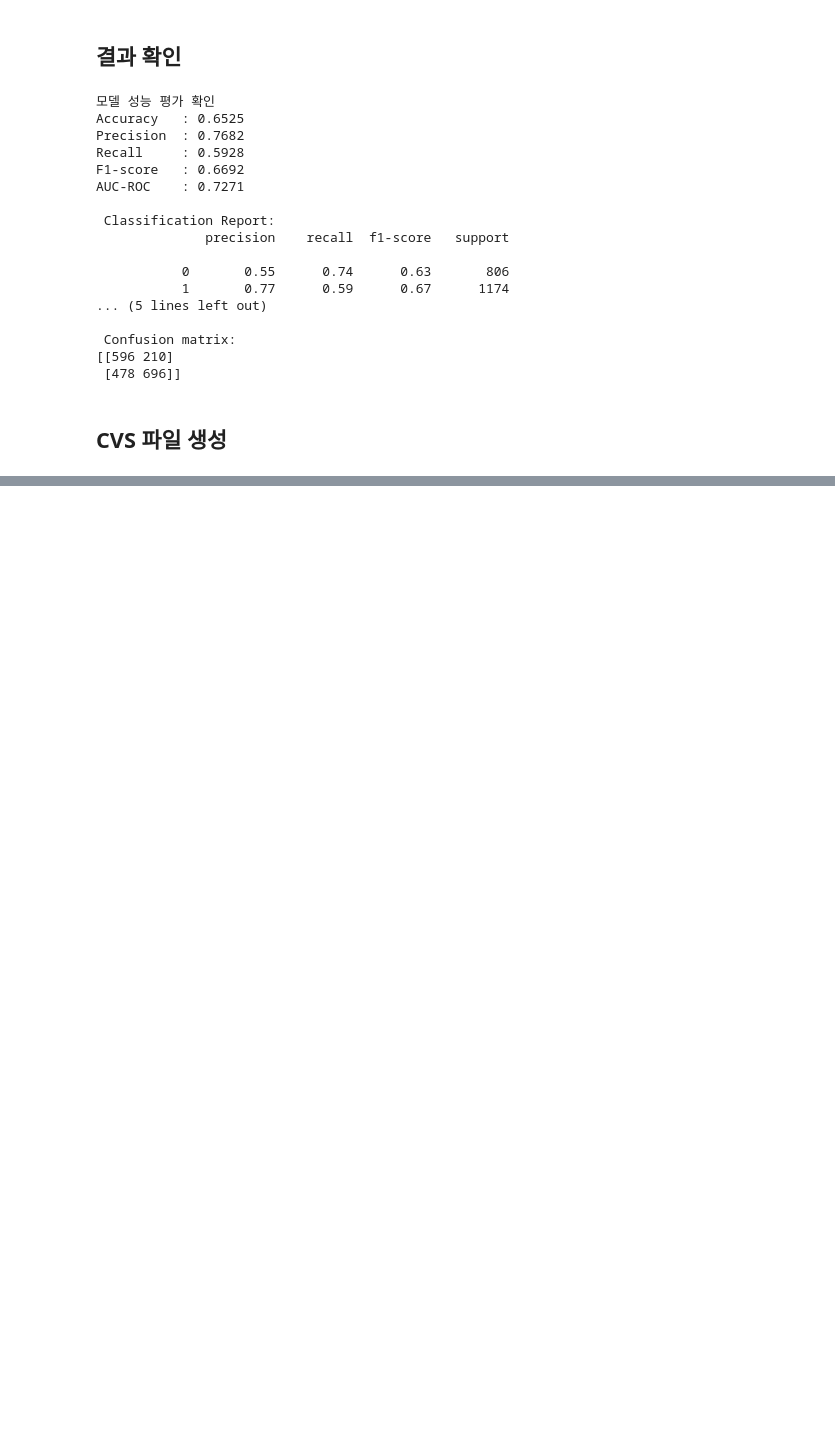
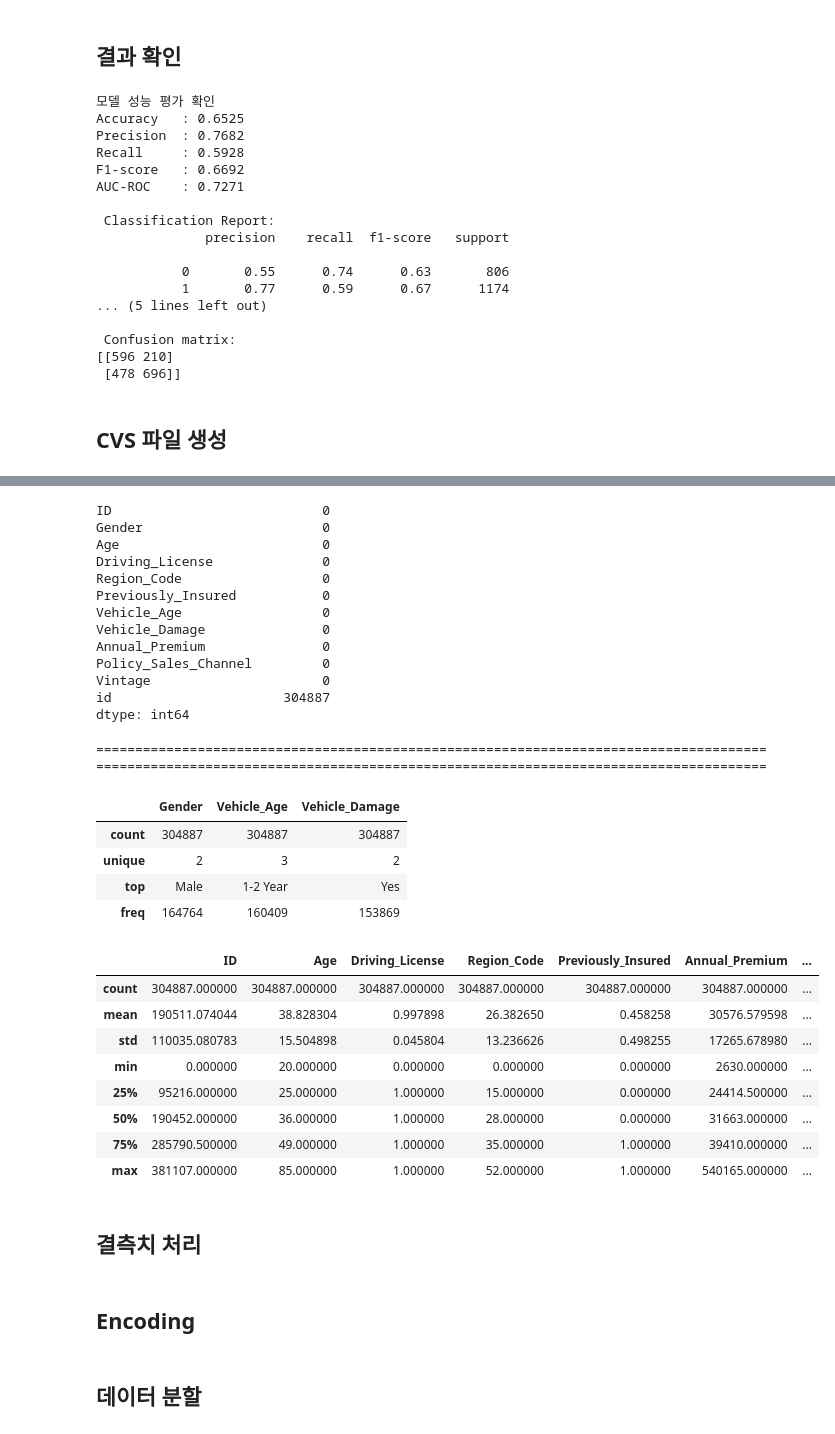
Before and after one commit to LWH4Data/Certifications, a Jupyter notebook: 빅분기/02_작접 2유형/sol.ipynb, the cells around one changed output, grey strips where cells are left out. Drawn from its saved outputs; the diff is of its cells as text; code cells hidden in the pictures; blank space fills up the shorter version.

```diff
--- a/빅분기/02_작접 2유형/sol.ipynb
+++ b/빅분기/02_작접 2유형/sol.ipynb
@@ -569,0 +785,50 @@ ValueError: Found input variables with inconsistent numbers of samples: [1980, 4
+# %%
+import pandas as pd
+
+x_train = pd.read_csv('https://raw.githubusercontent.com/Datamanim/datarepo/main/insurance/x_train.csv')
+y_train = pd.read_csv('https://raw.githubusercontent.com/Datamanim/datarepo/main/insurance/y_train.csv')
+x_test = pd.read_csv('https://raw.githubusercontent.com/Datamanim/datarepo/main/insurance/x_test.csv')
+
+# 결과변수만 필터링
+y_train = y_train['Response']
+
+# 결측치 확인
+display(x_train.isna().sum())
+
+# 통계량 확인
+print("======================================================================================")
+print("======================================================================================")
+display(x_train.describe(include = 'object'))
+display(x_train.describe())
+# %% [output]
+ID                           0
+Gender                       0
+Age                          0
+Driving_License              0
+Region_Code                  0
+Previously_Insured           0
+Vehicle_Age                  0
+Vehicle_Damage               0
+Annual_Premium               0
+Policy_Sales_Channel         0
+Vintage                      0
+id                      304887
+dtype: int64
+======================================================================================
+======================================================================================
+|  | Gender | Vehicle_Age | Vehicle_Damage |
+| count | 304887 | 304887 | 304887 |
+| unique | 2 | 3 | 2 |
+| top | Male | 1-2 Year | Yes |
+| freq | 164764 | 160409 | 153869 |
+|  | ID | Age | Driving_License | Region_Code | Previously_Insured | Annual_Premium | ... |
+| count | 304887.000000 | 304887.000000 | 304887.000000 | 304887.000000 | 304887.000000 | 304887.000000 | ... |
+| mean | 190511.074044 | 38.828304 | 0.997898 | 26.382650 | 0.458258 | 30576.579598 | ... |
+| std | 110035.080783 | 15.504898 | 0.045804 | 13.236626 | 0.498255 | 17265.678980 | ... |
+| min | 0.000000 | 20.000000 | 0.000000 | 0.000000 | 0.000000 | 2630.000000 | ... |
+| 25% | 95216.000000 | 25.000000 | 1.000000 | 15.000000 | 0.000000 | 24414.500000 | ... |
+| 50% | 190452.000000 | 36.000000 | 1.000000 | 28.000000 | 0.000000 | 31663.000000 | ... |
+| 75% | 285790.500000 | 49.000000 | 1.000000 | 35.000000 | 1.000000 | 39410.000000 | ... |
+| max | 381107.000000 | 85.000000 | 1.000000 | 52.000000 | 1.000000 | 540165.000000 | ... |
+# %% [markdown]
+## 결측치 처리
@@ -569,0 +839,2 @@ ValueError: Found input variables with inconsistent numbers of samples: [1980, 4
+# %% [markdown]
+## Encoding
@@ -569,0 +874,2 @@ ValueError: Found input variables with inconsistent numbers of samples: [1980, 4
+# %% [markdown]
+## 데이터 분할
```
Also changed, not shown: parts of 28 cells of this notebook.
